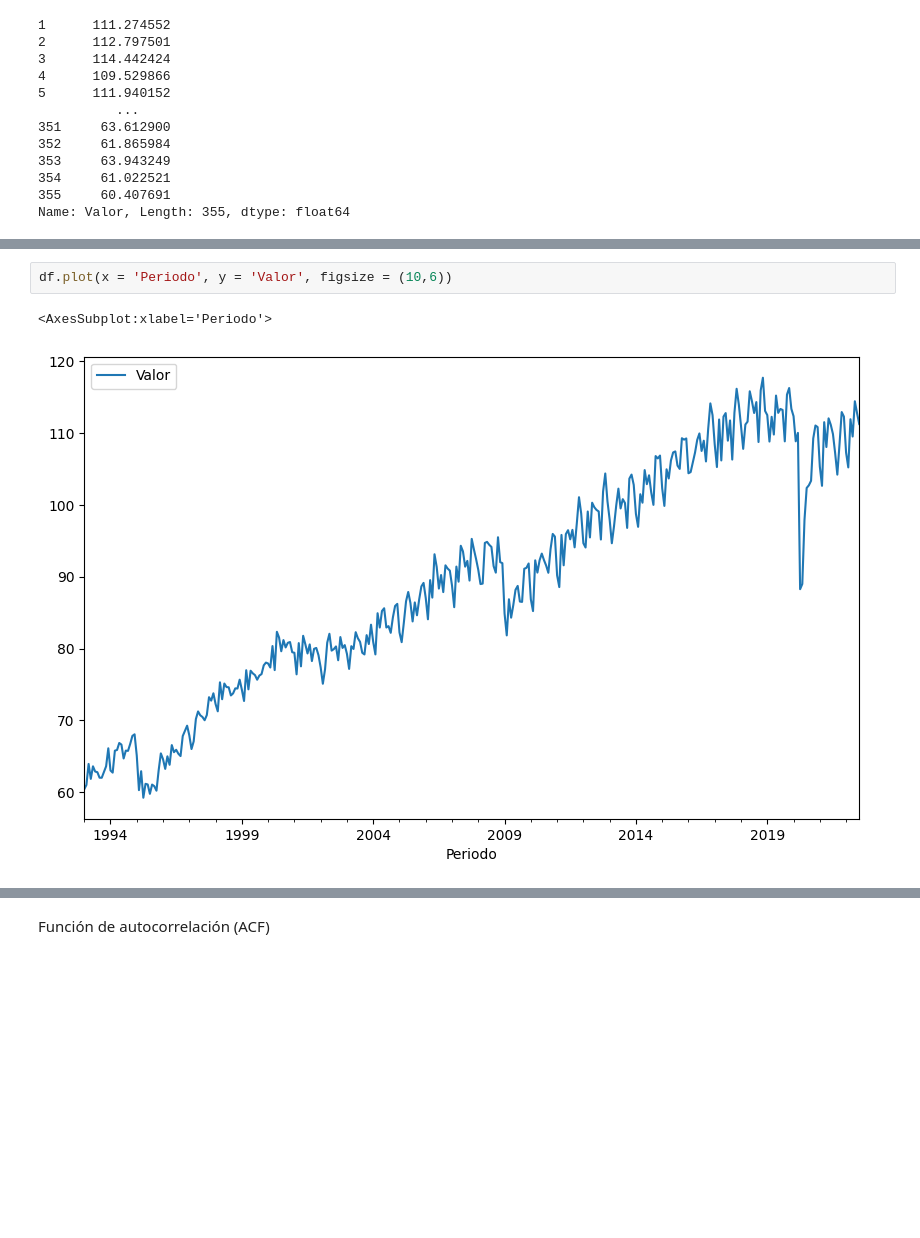
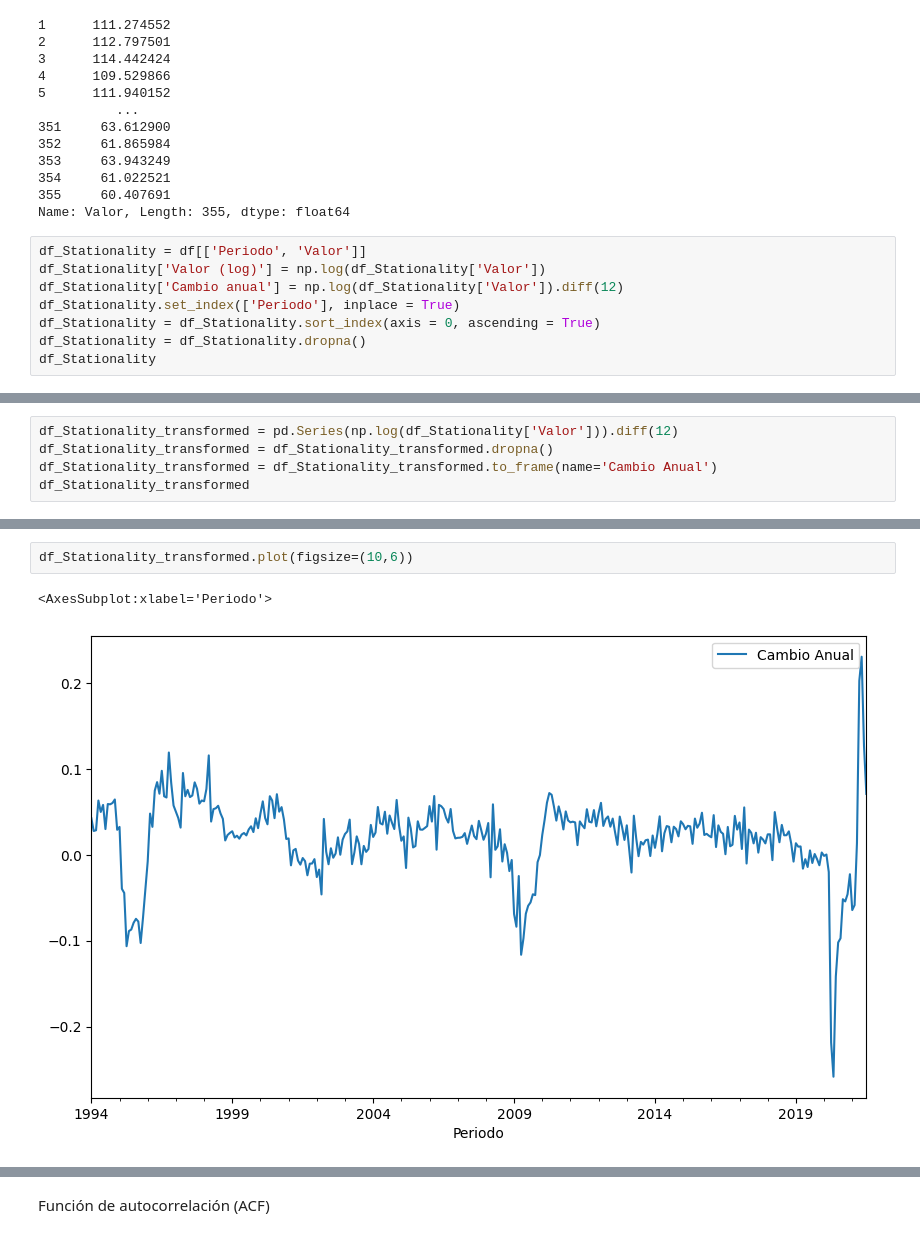
Before and after one commit to alexlohe25/IA_II, a Jupyter notebook: mod_5/arima-sarima.ipynb, the cells around one changed output, grey strips where cells are left out. Cells and saved outputs as stored; diff of their text form; blank space fills up the shorter version.

```diff
--- a/mod_5/arima-sarima.ipynb
+++ b/mod_5/arima-sarima.ipynb
@@ -57,3 +60,11 @@ df['Valor']
 354     61.022521
 355     60.407691
 Name: Valor, Length: 355, dtype: float64
+# %%
+df_Stationality = df[['Periodo', 'Valor']]
+df_Stationality['Valor (log)'] = np.log(df_Stationality['Valor'])
+df_Stationality['Cambio anual'] = np.log(df_Stationality['Valor']).diff(12)
+df_Stationality.set_index(['Periodo'], inplace = True)
+df_Stationality = df_Stationality.sort_index(axis = 0, ascending = True)
+df_Stationality = df_Stationality.dropna()
+df_Stationality
@@ -59,0 +111,5 @@ Name: Valor, Length: 355, dtype: float64
+# %%
+df_Stationality_transformed = pd.Series(np.log(df_Stationality['Valor'])).diff(12)
+df_Stationality_transformed = df_Stationality_transformed.dropna()
+df_Stationality_transformed = df_Stationality_transformed.to_frame(name='Cambio Anual')
+df_Stationality_transformed
@@ -60,5 +131,5 @@ Name: Valor, Length: 355, dtype: float64
 # %%
-df.plot(x = 'Periodo', y = 'Valor', figsize = (10,6))
+df_Stationality_transformed.plot(figsize=(10,6))
 # %% [output]
 <AxesSubplot:xlabel='Periodo'>
-[figure, old version]
+[figure, new version]
```
Also changed, not shown: parts of 26 cells of this notebook.
